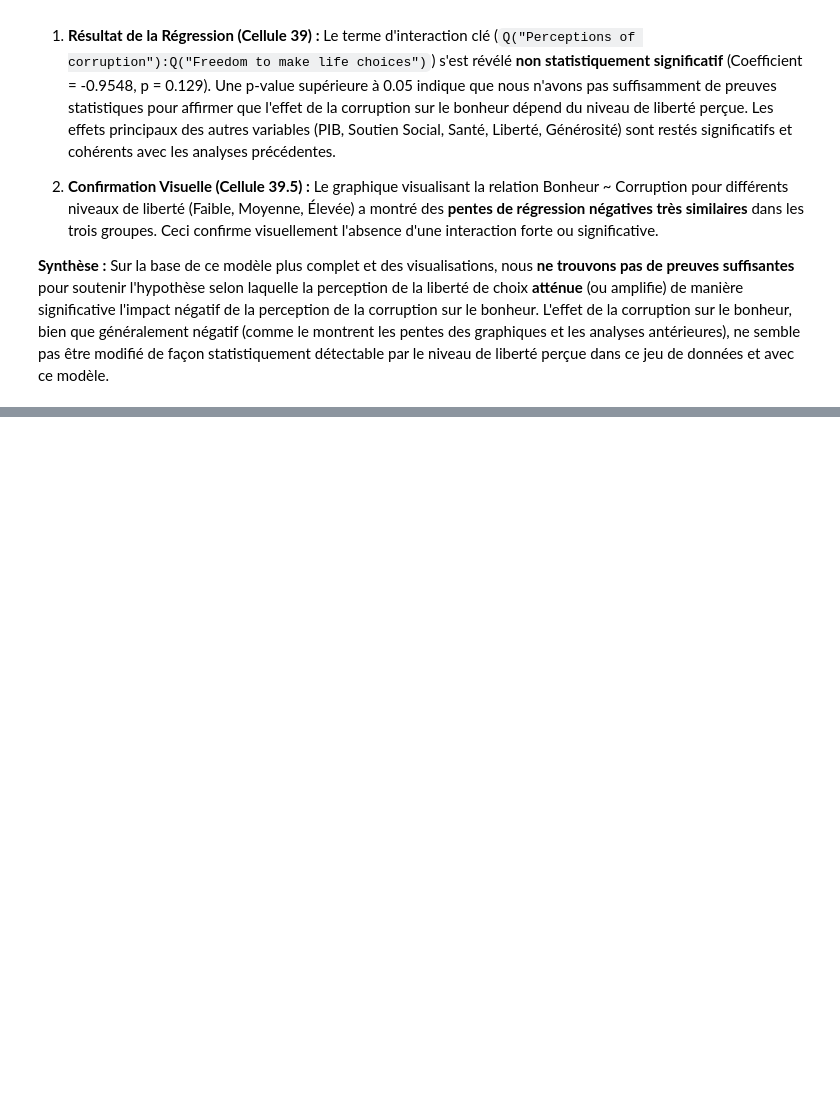
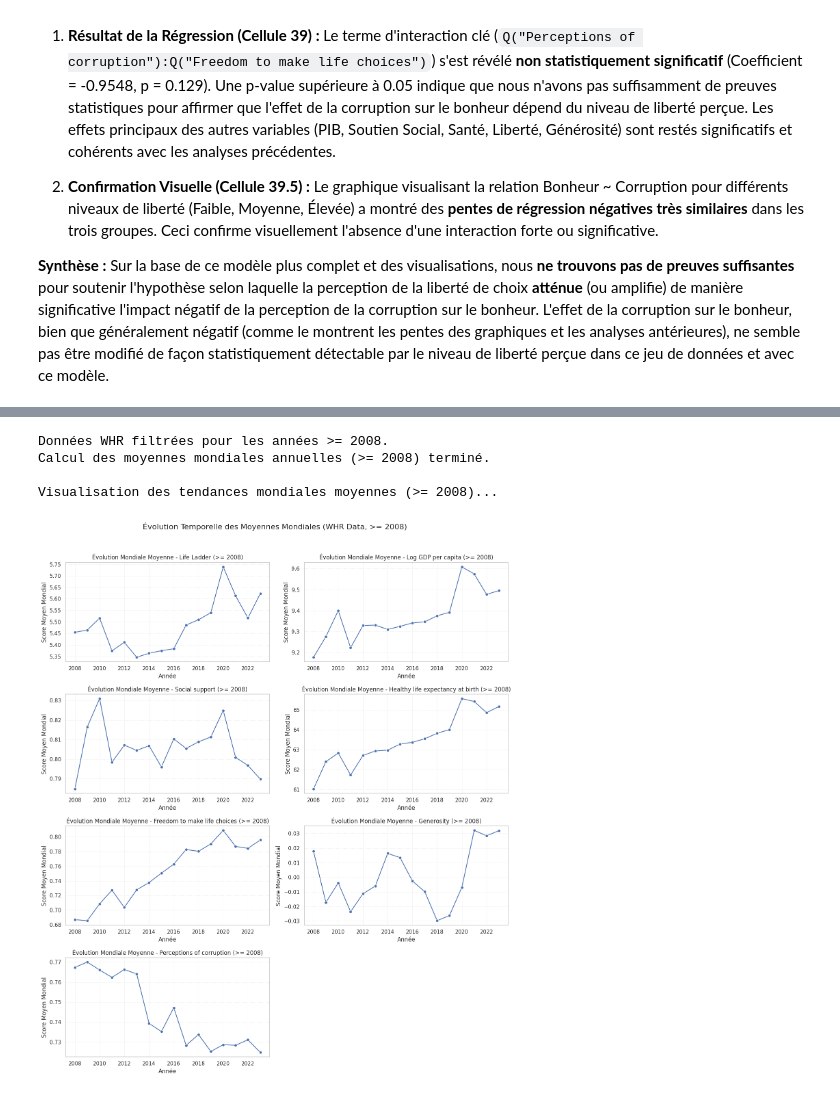
Before and after one commit to Rayane0001/world-happiness-analysis, a Jupyter notebook: analyse_rayane.ipynb, the cells around one changed output, grey strips where cells are left out. Drawn from its saved outputs; the diff is of its cells as text; code cells hidden in the pictures; blank space fills up the shorter version.

```diff
--- a/analyse_rayane.ipynb
+++ b/analyse_rayane.ipynb
@@ -1169,0 +1174,61 @@ Pour déterminer si la perception de la liberté atténue l'impact négatif de l
+# %%
+# --- Analyse des Tendances Mondiales Moyennes (Corrigé: >= 2008) ---
+
+# Vérifier si les données WHR existent
+whr_data_exists = 'df_whr_full' in locals() and df_whr_full is not None
+
+if whr_data_exists:
+
+    # 1. Filtrer les données WHR pour commencer en 2008
+    start_year = 2008
+    df_whr_filtered = df_whr_full[df_whr_full['year'] >= start_year].copy()
+    print(f"Données WHR filtrées pour les années >= {start_year}.")
+
+    # 2. Colonnes d'intérêt (Bonheur + 6 facteurs)
+    cols_evolution = [
+        'Life Ladder', 'Log GDP per capita', 'Social support',
+        'Healthy life expectancy at birth', 'Freedom to make life choices',
+        'Generosity', 'Perceptions of corruption'
+    ]
+
+    # 3. Calculer la moyenne mondiale pour chaque année sur les données filtrées
+    global_trends = df_whr_filtered.dropna(subset=cols_evolution + ['year'])\
+                                   .groupby('year')[cols_evolution]\
+                                   .mean().reset_index()
+
+    print("Calcul des moyennes mondiales annuelles (>= 2008) terminé.")
+
+    # 4. Visualisation des tendances mondiales (code de plot inchangé)
+    if not global_trends.empty:
+        print("\nVisualisation des tendances mondiales moyennes (>= 2008)...")
+
+        n_factors = len(cols_evolution)
+        n_cols = 2
+        n_rows = (n_factors + n_cols - 1) // n_cols
+
+        plt.figure(figsize=(14, n_rows * 4))
+
+        for i, factor in enumerate(cols_evolution):
+            plt.subplot(n_rows, n_cols, i + 1)
+            sns.lineplot(data=global_trends, x='year', y=factor, marker='o')
+            # Forcer les ticks des années à être des entiers si possible
+            plt.gca().xaxis.get_major_locator().set_params(integer=True)
+            plt.title(f'Évolution Mondiale Moyenne - {factor} (>= {start_year})')
+            plt.xlabel('Année')
+            plt.ylabel('Score Moyen Mondial')
+            plt.grid(True, linestyle=':', linewidth=0.5)
+
+        plt.suptitle(f'Évolution Temporelle des Moyennes Mondiales (WHR Data, >= {start_year})', fontsize=16, y=1.02)
+        plt.tight_layout(rect=[0, 0, 1, 1])
+        plt.show()
+    else:
+        print("Aucune donnée à visualiser après filtrage et calcul des moyennes.")
+
+else:
+    print("Le DataFrame 'df_whr_full' n'a pas pu être chargé. Analyse temporelle annulée.")
+# %% [output]
+Données WHR filtrées pour les années >= 2008.
+Calcul des moyennes mondiales annuelles (>= 2008) terminé.
+
+Visualisation des tendances mondiales moyennes (>= 2008)...
+[figure, added]
```
Also changed, not shown: parts of 4 cells of this notebook, 1 other file.
